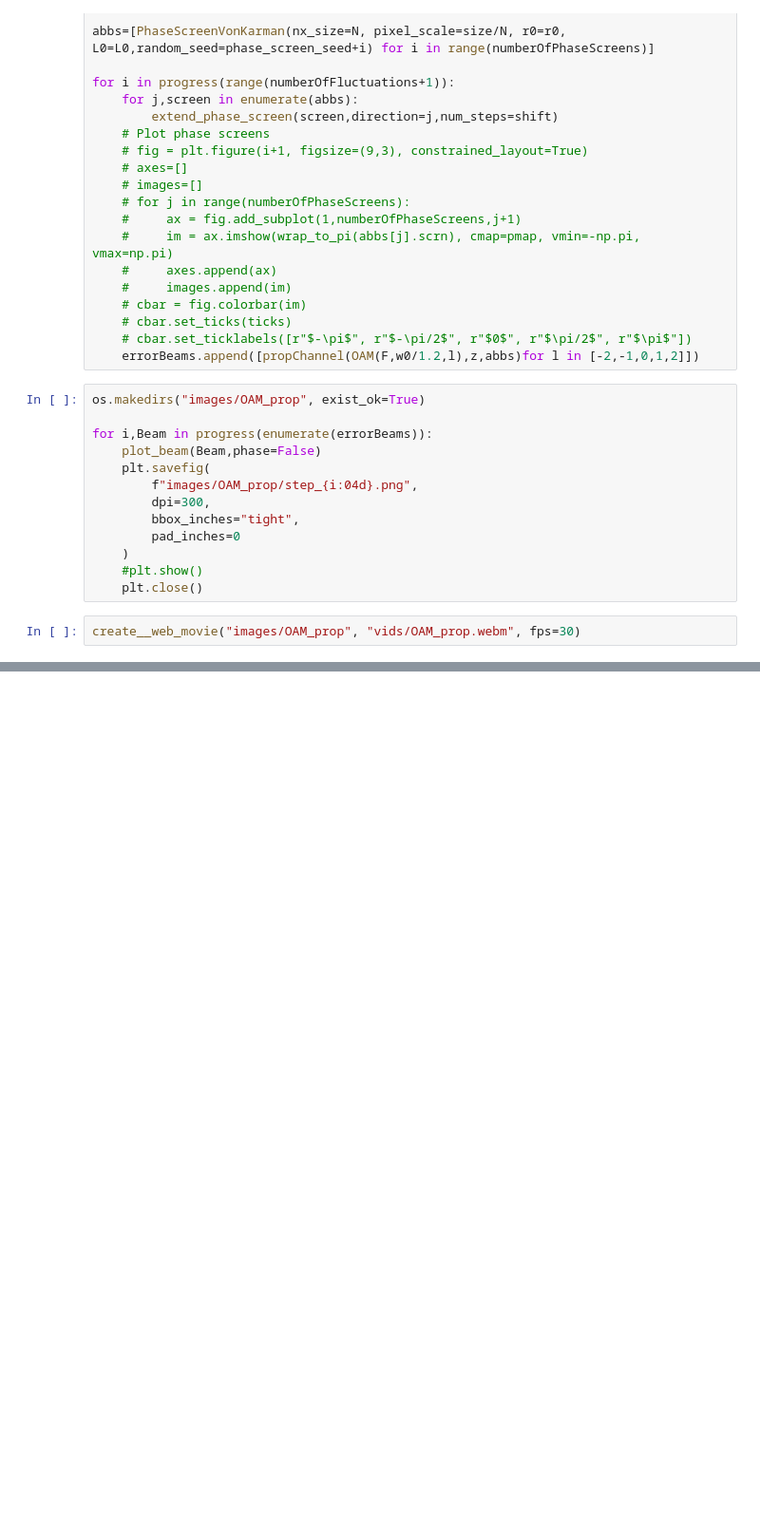
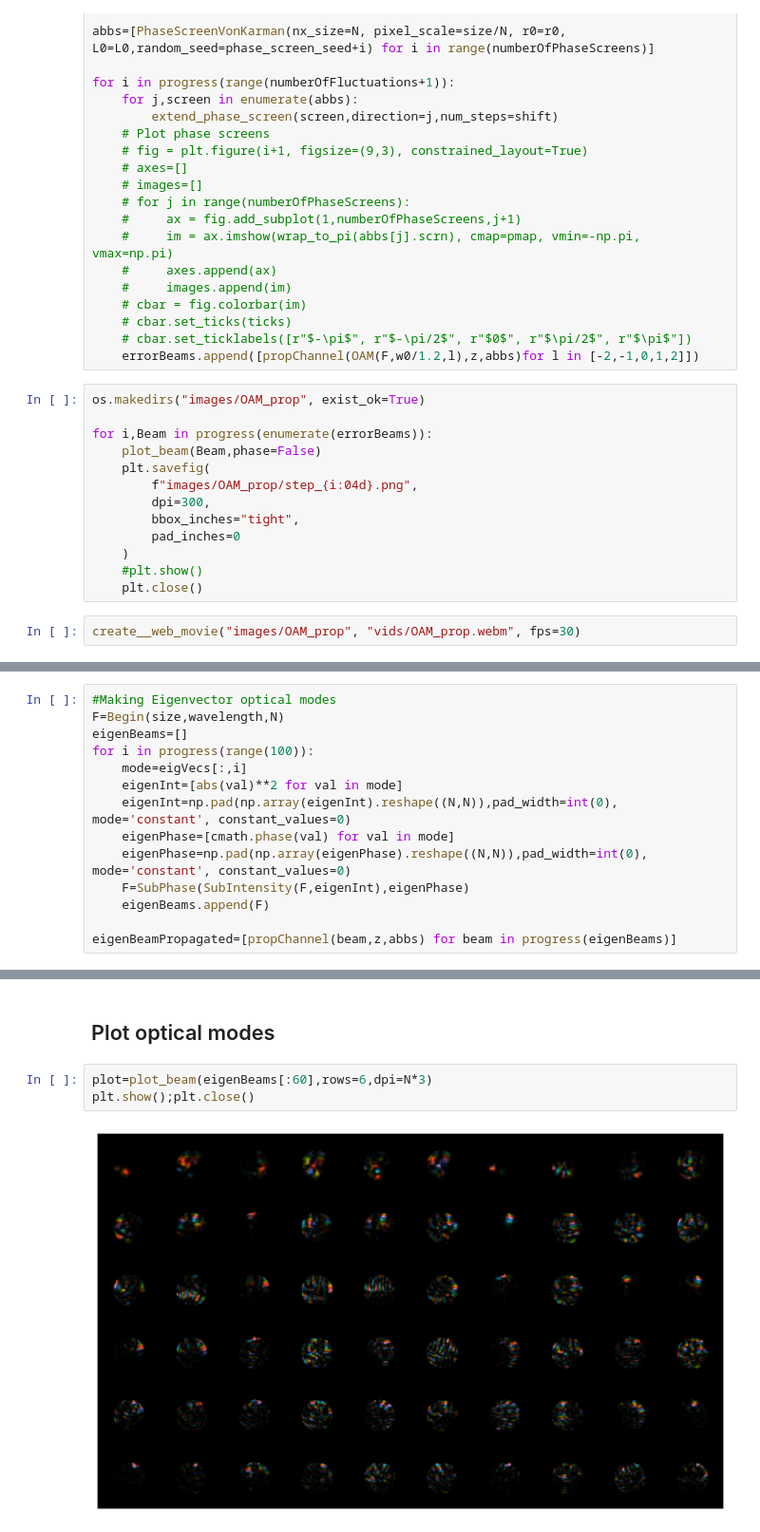
Before and after one commit to LukasScarfe/Eigen, a Jupyter notebook: brouillon.ipynb, the cells around one changed output, grey strips where cells are left out. Shown at 95% size. Saved outputs shown, nothing was run; the diff lists cells and outputs as text; blank space fills up the shorter version.

```diff
--- a/brouillon.ipynb
+++ b/brouillon.ipynb
@@ -228,0 +278,14 @@ create__web_movie("images/OAM_prop", "vids/OAM_prop.webm", fps=30)
+# %%
+#Making Eigenvector optical modes
+F=Begin(size,wavelength,N)
+eigenBeams=[]
+for i in progress(range(100)):
+    mode=eigVecs[:,i]
+    eigenInt=[abs(val)**2 for val in mode]
+    eigenInt=np.pad(np.array(eigenInt).reshape((N,N)),pad_width=int(0), mode='constant', constant_values=0)
+    eigenPhase=[cmath.phase(val) for val in mode]
+    eigenPhase=np.pad(np.array(eigenPhase).reshape((N,N)),pad_width=int(0), mode='constant', constant_values=0)
+    F=SubPhase(SubIntensity(F,eigenInt),eigenPhase)
+    eigenBeams.append(F)
+
+eigenBeamPropagated=[propChannel(beam,z,abbs) for beam in progress(eigenBeams)]
@@ -228,0 +311,7 @@ create__web_movie("images/OAM_prop", "vids/OAM_prop.webm", fps=30)
+# %% [markdown]
+## Plot optical modes
+# %%
+plot=plot_beam(eigenBeams[:60],rows=6,dpi=N*3)
+plt.show();plt.close()
+# %% [output]
+[figure, added]
```
Also changed, not shown: parts of 16 cells of this notebook, 4 other files.
